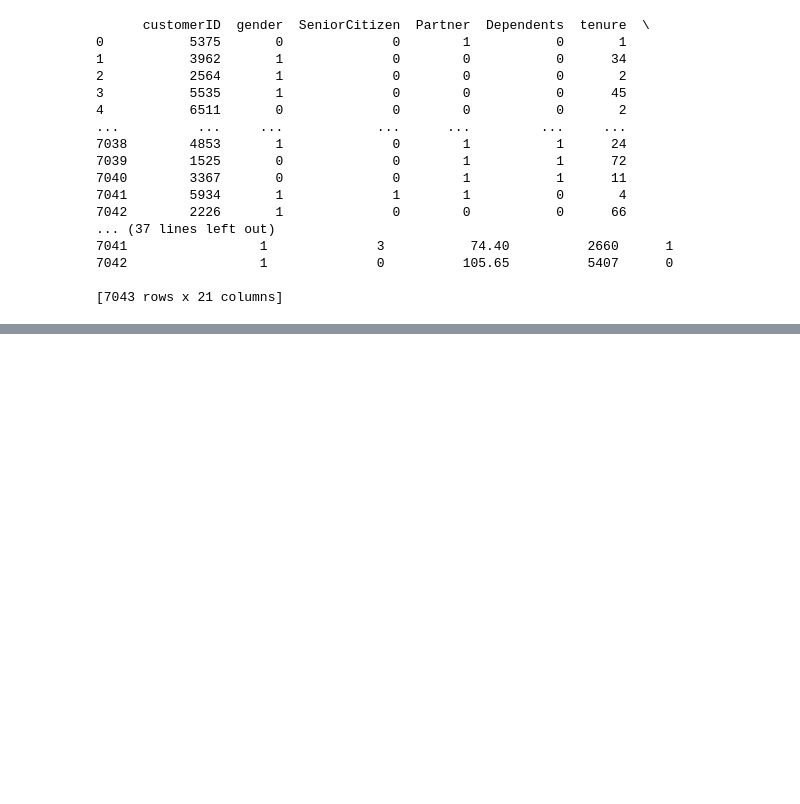
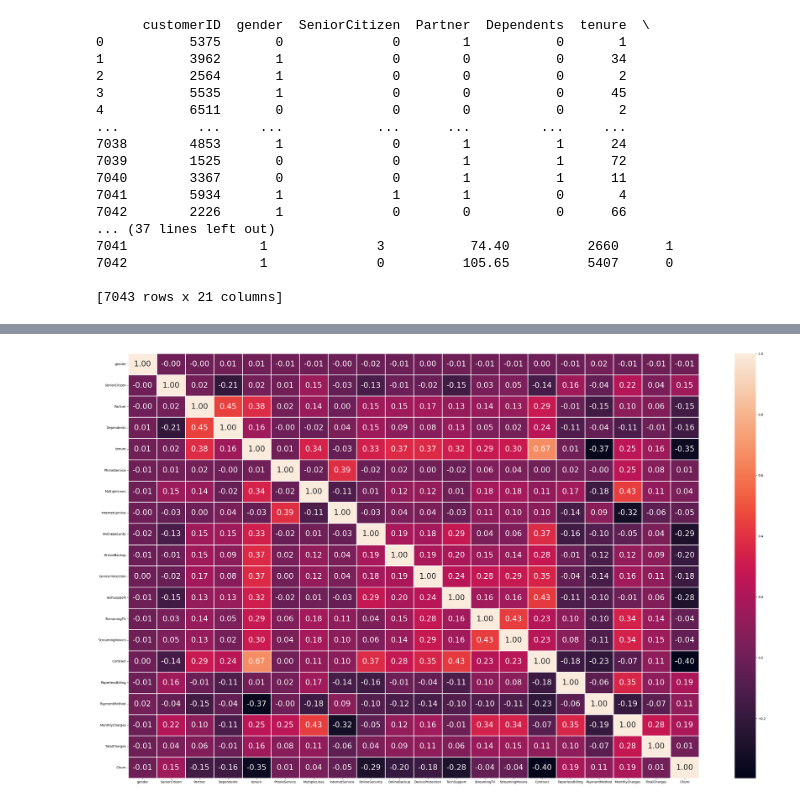
Before and after one commit to Morurifaith/Churn, a Jupyter notebook: churn.ipynb, the cells around one changed output, grey strips where cells are left out. Saved outputs shown, nothing was run; the diff lists cells and outputs as text; code cells hidden in the pictures; blank space fills up the shorter version.

```diff
--- a/churn.ipynb
+++ b/churn.ipynb
@@ -201,0 +211,7 @@ f, ax= plt.subplots(4,5, figsize=(24,20))
+# %%
+plt.figure(figsize=(40,24))
+corr=df.corr()
+sns.heatmap(corr, linewidths = 1, annot=True, fmt= ".2f", annot_kws={"size":24})
+plt.show()
+# %% [output]
+[figure, added]
```
Also changed, not shown: parts of 6 cells of this notebook.
